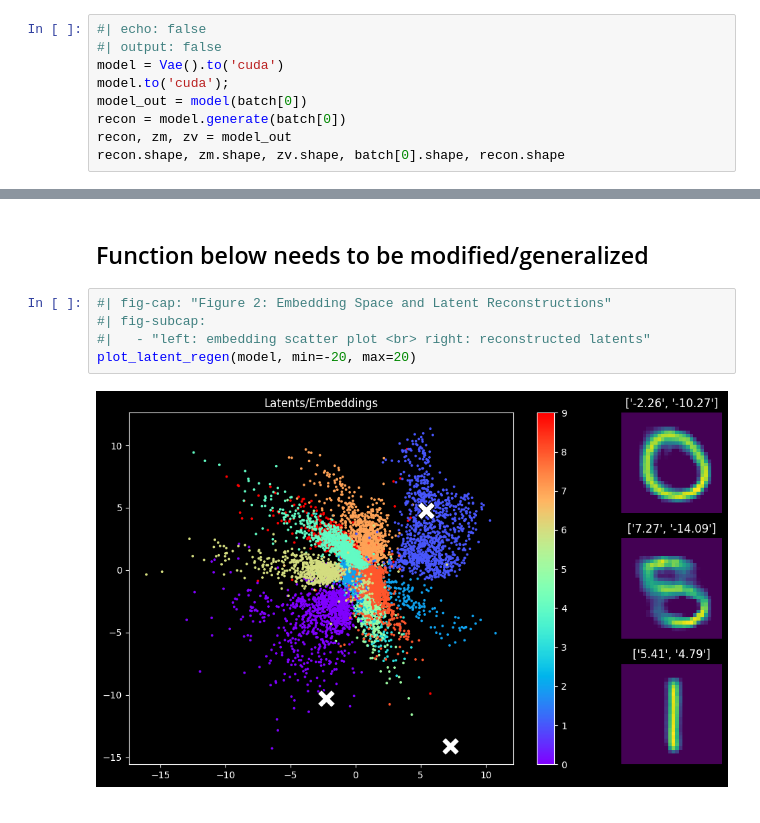
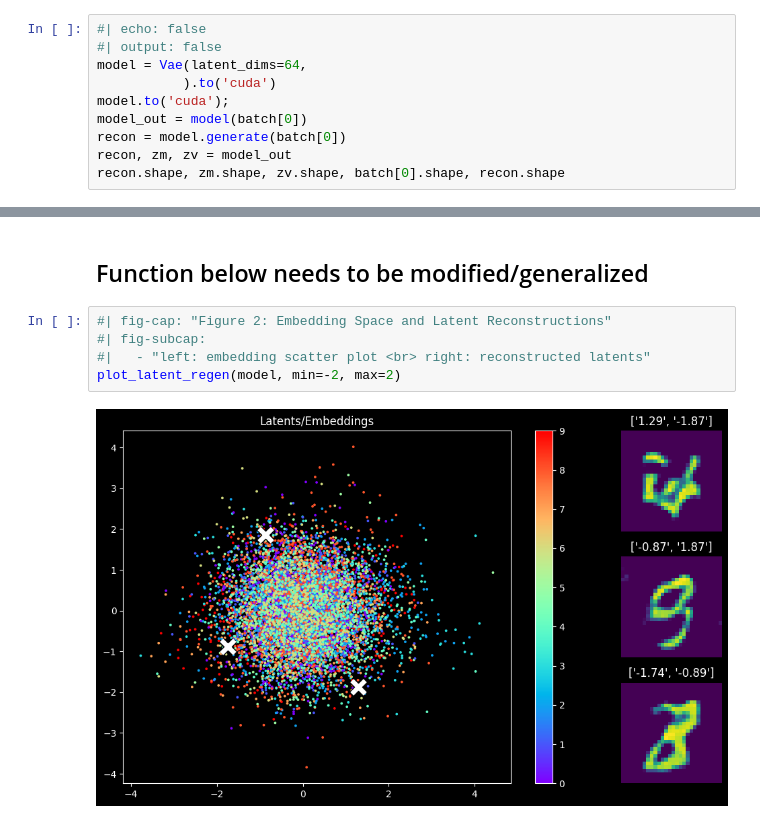
Before and after one commit to azaidi06/generative, a Jupyter notebook: vae.ipynb, the cells around one changed output, grey strips where cells are left out. Saved outputs shown, nothing was run; the diff lists cells and outputs as text.

```diff
--- a/vae.ipynb
+++ b/vae.ipynb
@@ -48,7 +48,8 @@ torch.Size([64, 1, 28, 28])
 # %%
 #| echo: false
 #| output: false
-model = Vae().to('cuda')
+model = Vae(latent_dims=64,
+           ).to('cuda')
 model.to('cuda');
 model_out = model(batch[0])
 recon = model.generate(batch[0])
@@ -89,7 +99,7 @@ plt_subs(*get_valid_results(model, dls.train), size=2)
 # %%
 #| fig-cap: "Figure 2: Embedding Space and Latent Reconstructions"
 #| fig-subcap:
 #|   - "left: embedding scatter plot <br> right: reconstructed latents"
-plot_latent_regen(model, min=-20, max=20)
+plot_latent_regen(model, min=-2, max=2)
 # %% [output]
-[figure, old version]
+[figure, new version]
```
Also changed, not shown: parts of 4 cells of this notebook, 3 other files.
